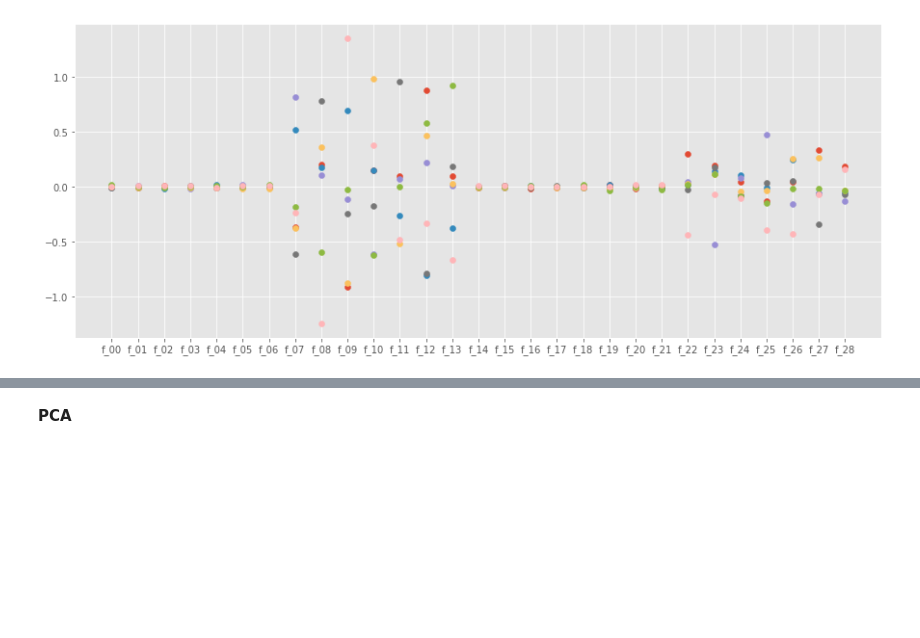
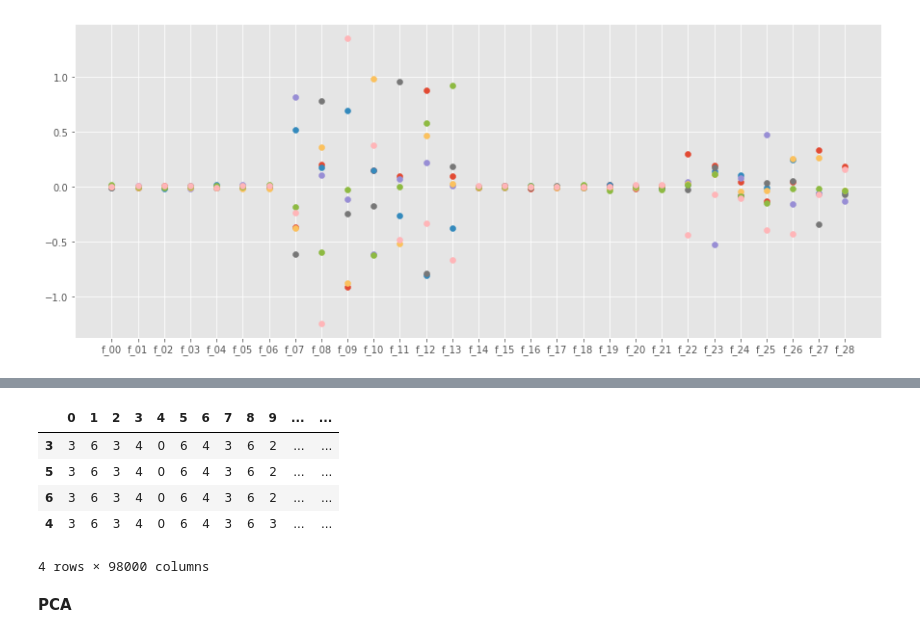
Before and after one commit to NagaoTadashi/kaggle, a Jupyter notebook: tabular-playground-july.ipynb, the cells around one changed output, grey strips where cells are left out. Cells and saved outputs as stored; diff of their text form; code cells hidden in the pictures; blank space fills up the shorter version.

```diff
--- a/tabular-playground-july.ipynb
+++ b/tabular-playground-july.ipynb
@@ -133,0 +165,11 @@ preds2 = mean_model.fit_predict(data_scaled[important_cols])
+# %%
+obj = {}
+for i in range(n_seed):
+    count = 0
+    for j in range(n_seed):
+        if i != j:
+            each_count = np.count_nonzero(df_predsAry.iloc[i,:] == df_predsAry.iloc[j,:])
+            count += each_count
+    obj[i] = count
+sortedObj = sorted(obj.items(), key=lambda i: i[1], reverse=True)
+sortedObj
@@ -133,0 +184,15 @@ preds2 = mean_model.fit_predict(data_scaled[important_cols])
+# %%
+if int(n_seed * 2 / 3) < 1:
+    adopt_count = 1
+else:
+    adopt_count = int(n_seed * 2 / 3)
+list = pd.DataFrame(sortedObj[0:adopt_count])[0]
+df_predsAry = df_predsAry.iloc[list]
+df_predsAry
+# %% [output]
+|  | 0 | 1 | 2 | 3 | 4 | 5 | 6 | 7 | 8 | 9 | ... | ... |
+| 3 | 3 | 6 | 3 | 4 | 0 | 6 | 4 | 3 | 6 | 2 | ... | ... |
+| 5 | 3 | 6 | 3 | 4 | 0 | 6 | 4 | 3 | 6 | 2 | ... | ... |
+| 6 | 3 | 6 | 3 | 4 | 0 | 6 | 4 | 3 | 6 | 2 | ... | ... |
+| 4 | 3 | 6 | 3 | 4 | 0 | 6 | 4 | 3 | 6 | 3 | ... | ... |
+4 rows × 98000 columns
```
Also changed, not shown: parts of 13 cells of this notebook.
